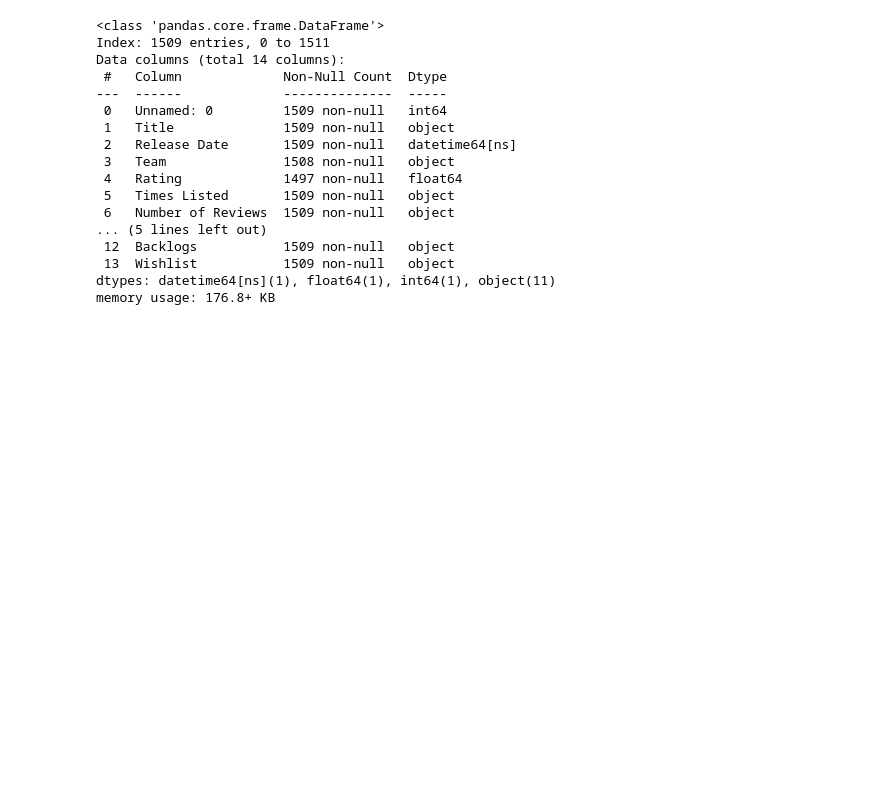
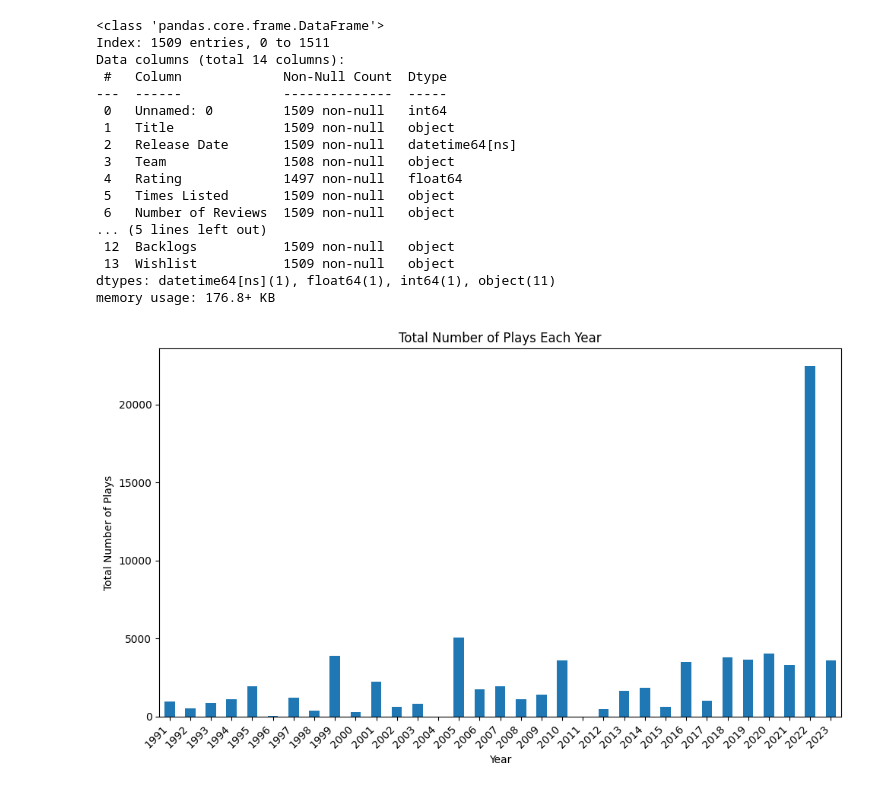
Before and after one commit to hunterdih/IGNGameRecommendation, a Jupyter notebook: games_exploded.ipynb, the cells around one changed output. Drawn from its saved outputs; the diff is of its cells as text; code cells hidden in the pictures; blank space fills up the shorter version.

```diff
--- a/games_exploded.ipynb
+++ b/games_exploded.ipynb
@@ -26,3 +26,27 @@ Data columns (total 14 columns):
  13  Wishlist           1509 non-null   object
 dtypes: datetime64[ns](1), float64(1), int64(1), object(11)
 memory usage: 176.8+ KB
+# %%
+import matplotlib.pyplot as plt
+import pandas as pd
+
+# TODO: add scrollbar for time range
+df['Plays'] = pd.to_numeric(df['Plays'], errors='coerce')
+df = df[df['Release Date'].dt.year > 1990]
+
+
+df_filtered = df[df['Release Date'].dt.year <= 2023]
+
+# TODO: break down each bar by genre, make it interactive so you can limit genres being displayed
+total_plays_per_year = df_filtered.groupby(df_filtered['Release Date'].dt.year)['Plays'].sum()
+
+plt.figure(figsize=(10, 6))
+total_plays_per_year.plot(kind='bar')
+plt.xlabel('Year')
+plt.ylabel('Total Number of Plays')
+plt.title('Total Number of Plays Each Year')
+plt.xticks(rotation=45, ha='right')
+plt.tight_layout()
+plt.show()
+# %% [output]
+[figure, added]
```
Also changed, not shown: parts of 22 cells of this notebook.
